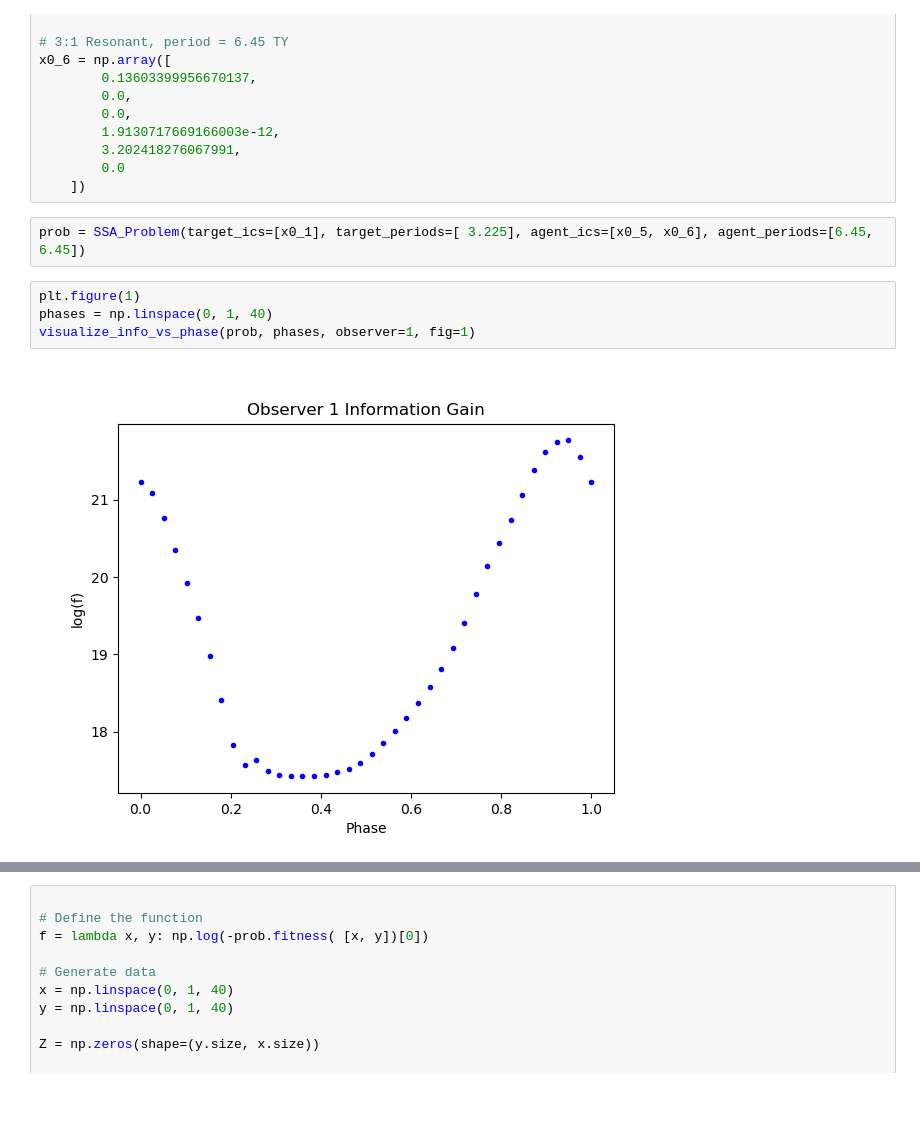
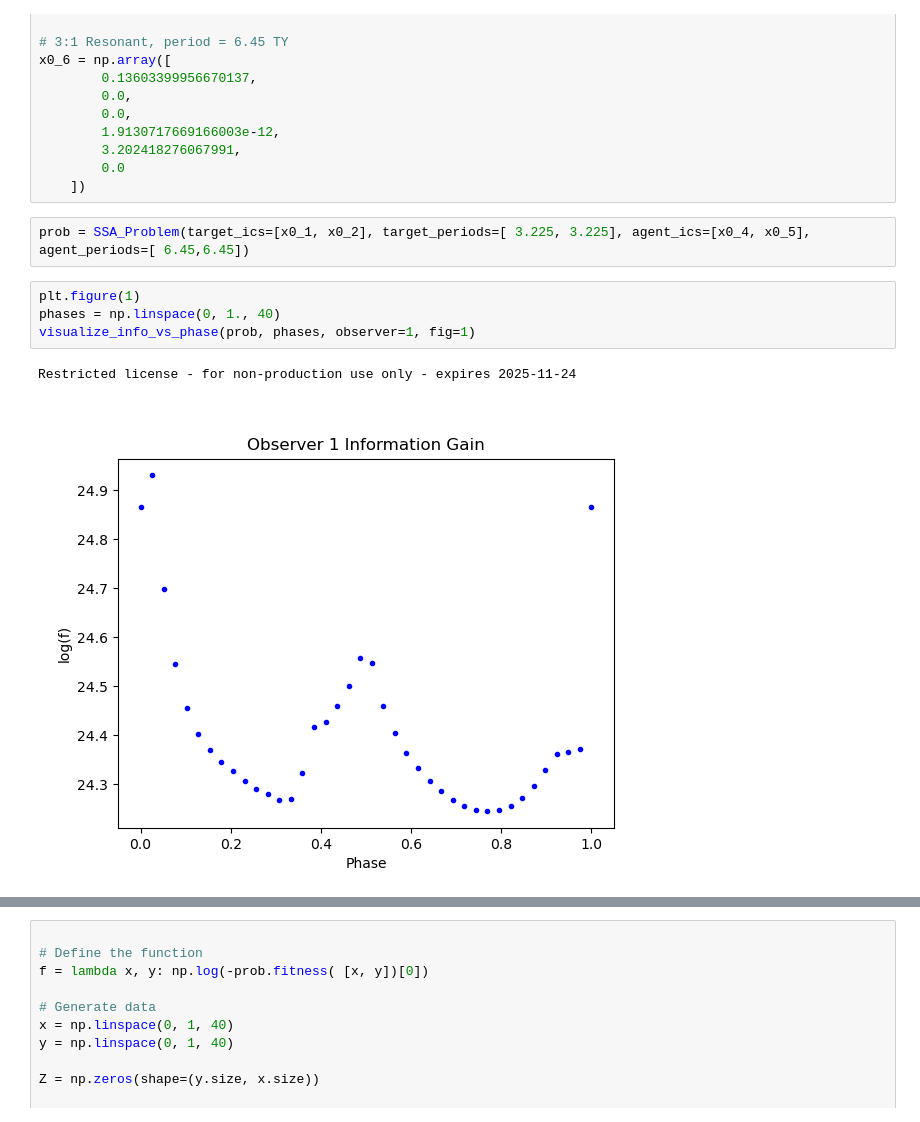
Before and after one commit to Malav-P/sensor_phase_task, a Jupyter notebook: example/ssa_problem_test.ipynb, the cells around one changed output, grey strips where cells are left out. Saved outputs shown, nothing was run; the diff lists cells and outputs as text.

```diff
--- a/example/ssa_problem_test.ipynb
+++ b/example/ssa_problem_test.ipynb
@@ -73,13 +73,14 @@ x0_6 = np.array([
         0.0
     ])
 # %%
-prob = SSA_Problem(target_ics=[x0_1], target_periods=[ 3.225], agent_ics=[x0_5, x0_6], agent_periods=[6.45, 6.45])
+prob = SSA_Problem(target_ics=[x0_1, x0_2], target_periods=[ 3.225, 3.225], agent_ics=[x0_4, x0_5], agent_periods=[ 6.45,6.45])
 # %%
 plt.figure(1)
-phases = np.linspace(0, 1, 40)
+phases = np.linspace(0, 1., 40)
 visualize_info_vs_phase(prob, phases, observer=1, fig=1)
 # %% [output]
+Restricted license - for non-production use only - expires 2025-11-24
-[figure, old version]
+[figure, new version]
 # %%
 plt.figure(2)
 phases = np.linspace(0, 1, 40)
```
Also changed, not shown: parts of 4 cells of this notebook, 1 other file.
